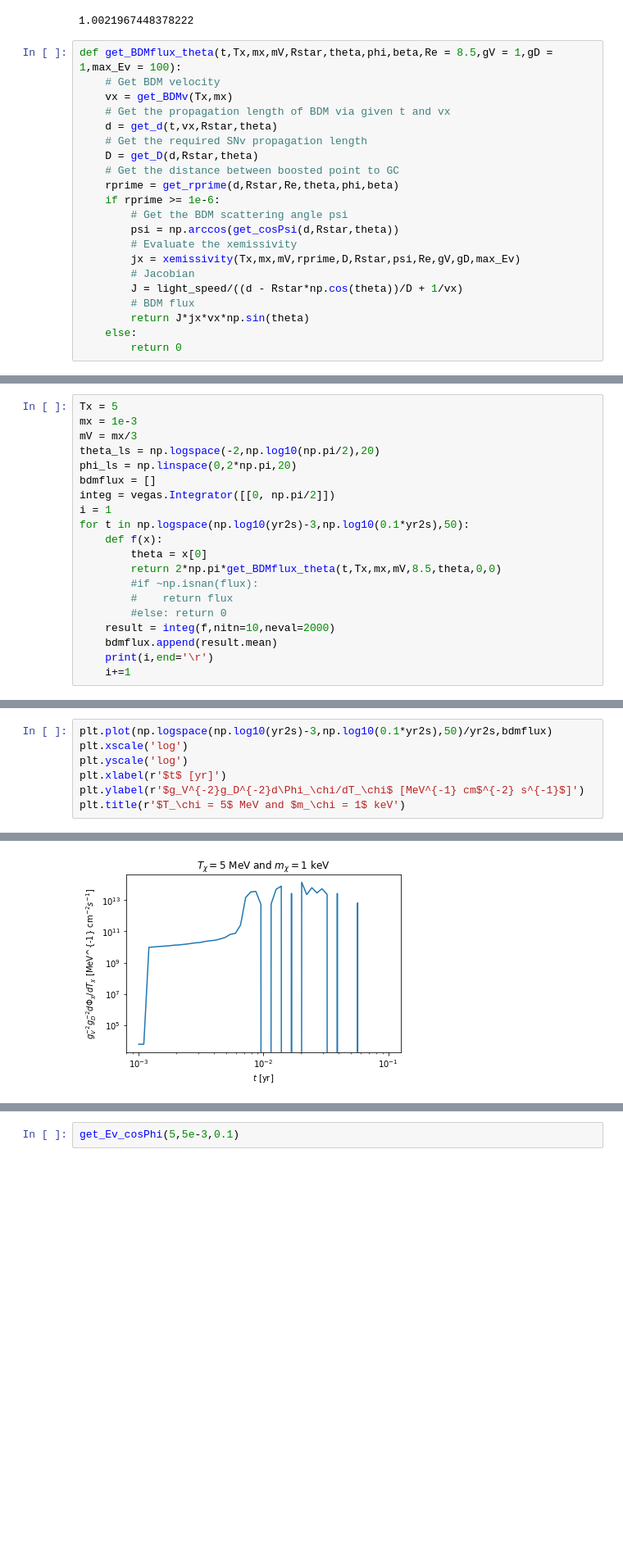
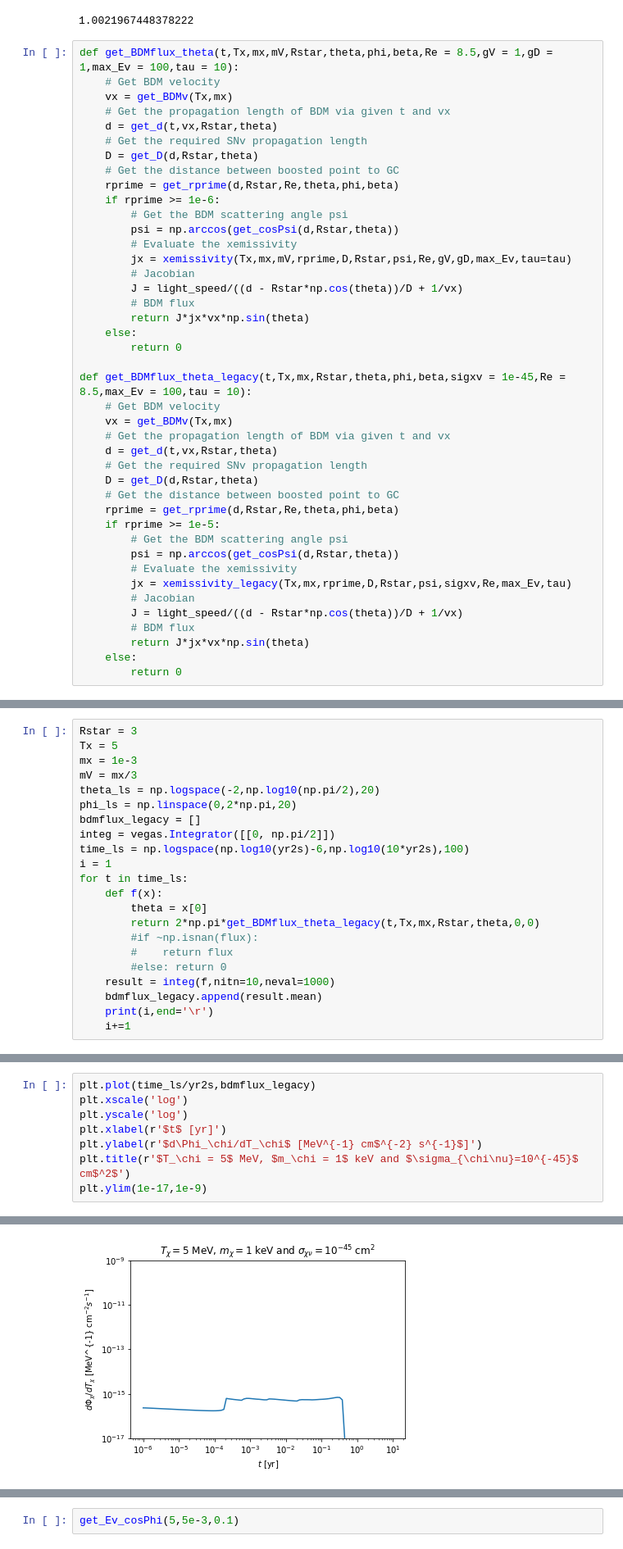
Before and after one commit to yenhsunlin/SNnuBDM2, a Jupyter notebook: src/snvbdm.ipynb, the cells around one changed output, grey strips where cells are left out. Shown at 82% size. Saved outputs shown, nothing was run; the diff lists cells and outputs as text; blank space fills up the shorter version.

```diff
--- a/src/snvbdm.ipynb
+++ b/src/snvbdm.ipynb
@@ -215,7 +247,7 @@ dEvdTx(5,Evp,1e-3,0.1)
 # %% [output]
 1.0021967448378222
 # %%
-def get_BDMflux_theta(t,Tx,mx,mV,Rstar,theta,phi,beta,Re = 8.5,gV = 1,gD = 1,max_Ev = 100):
+def get_BDMflux_theta(t,Tx,mx,mV,Rstar,theta,phi,beta,Re = 8.5,gV = 1,gD = 1,max_Ev = 100,tau = 10):
     # Get BDM velocity
     vx = get_BDMv(Tx,mx)
     # Get the propagation length of BDM via given t and vx
@@ -228,10 +260,31 @@ def get_BDMflux_theta(t,Tx,mx,mV,Rstar,theta,phi,beta,Re = 8.5,gV = 1,gD = 1,max
         # Get the BDM scattering angle psi
         psi = np.arccos(get_cosPsi(d,Rstar,theta))
         # Evaluate the xemissivity
-        jx = xemissivity(Tx,mx,mV,rprime,D,Rstar,psi,Re,gV,gD,max_Ev)
+        jx = xemissivity(Tx,mx,mV,rprime,D,Rstar,psi,Re,gV,gD,max_Ev,tau=tau)
         # Jacobian
         J = light_speed/((d - Rstar*np.cos(theta))/D + 1/vx)
         # BDM flux
         return J*jx*vx*np.sin(theta)
     else:
         return 0
+
+def get_BDMflux_theta_legacy(t,Tx,mx,Rstar,theta,phi,beta,sigxv = 1e-45,Re = 8.5,max_Ev = 100,tau = 10):
+    # Get BDM velocity
+    vx = get_BDMv(Tx,mx)
+    # Get the propagation length of BDM via given t and vx
+    d = get_d(t,vx,Rstar,theta)
+    # Get the required SNv propagation length
+    D = get_D(d,Rstar,theta)
+    # Get the distance between boosted point to GC
+    rprime = get_rprime(d,Rstar,Re,theta,phi,beta)
+    if rprime >= 1e-5:
+        # Get the BDM scattering angle psi
+        psi = np.arccos(get_cosPsi(d,Rstar,theta))
+        # Evaluate the xemissivity
+        jx = xemissivity_legacy(Tx,mx,rprime,D,Rstar,psi,sigxv,Re,max_Ev,tau)
+        # Jacobian
+        J = light_speed/((d - Rstar*np.cos(theta))/D + 1/vx)
+        # BDM flux
+        return J*jx*vx*np.sin(theta)
+    else:
+        return 0
@@ -254,21 +291,23 @@ get_rprime(get_d(10000,get_BDMv(5,1e-3),8.5,0.078),8.5,8.5,0.078,0.9,0)
 # %%
+Rstar = 3
 Tx = 5
 mx = 1e-3
 mV = mx/3
 theta_ls = np.logspace(-2,np.log10(np.pi/2),20)
 phi_ls = np.linspace(0,2*np.pi,20)
-bdmflux = []
+bdmflux_legacy = []
 integ = vegas.Integrator([[0, np.pi/2]])
+time_ls = np.logspace(np.log10(yr2s)-6,np.log10(10*yr2s),100)
 i = 1
-for t in np.logspace(np.log10(yr2s)-3,np.log10(0.1*yr2s),50):
+for t in time_ls:
     def f(x):
         theta = x[0]
-        return 2*np.pi*get_BDMflux_theta(t,Tx,mx,mV,8.5,theta,0,0)
+        return 2*np.pi*get_BDMflux_theta_legacy(t,Tx,mx,Rstar,theta,0,0)
         #if ~np.isnan(flux):
         #    return flux
         #else: return 0
-    result = integ(f,nitn=10,neval=2000)
-    bdmflux.append(result.mean)
+    result = integ(f,nitn=10,neval=1000)
+    bdmflux_legacy.append(result.mean)
     print(i,end='\r')
     i+=1
 # %% [output]
@@ -279,8 +316,9 @@ for t in np.logspace(np.log10(yr2s)-3,np.log10(0.1*yr2s),50):
 # %%
-plt.plot(np.logspace(np.log10(yr2s)-3,np.log10(0.1*yr2s),50)/yr2s,bdmflux)
+plt.plot(time_ls/yr2s,bdmflux_legacy)
 plt.xscale('log')
 plt.yscale('log')
 plt.xlabel(r'$t$ [yr]')
-plt.ylabel(r'$g_V^{-2}g_D^{-2}d\Phi_\chi/dT_\chi$ [MeV^{-1} cm$^{-2} s^{-1}$]')
-plt.title(r'$T_\chi = 5$ MeV and $m_\chi = 1$ keV')
+plt.ylabel(r'$d\Phi_\chi/dT_\chi$ [MeV^{-1} cm$^{-2} s^{-1}$]')
+plt.title(r'$T_\chi = 5$ MeV, $m_\chi = 1$ keV and $\sigma_{\chi\nu}=10^{-45}$ cm$^2$')
+plt.ylim(1e-17,1e-9)
 # %% [output]
@@ -288 +326 @@ Text(0.5, 1.0, '$T_\\chi = 5$ MeV and $m_\\chi = 1$ keV')
-[figure, old version]
+[figure, new version]
```
Also changed, not shown: parts of 14 cells of this notebook, 1 other file.
